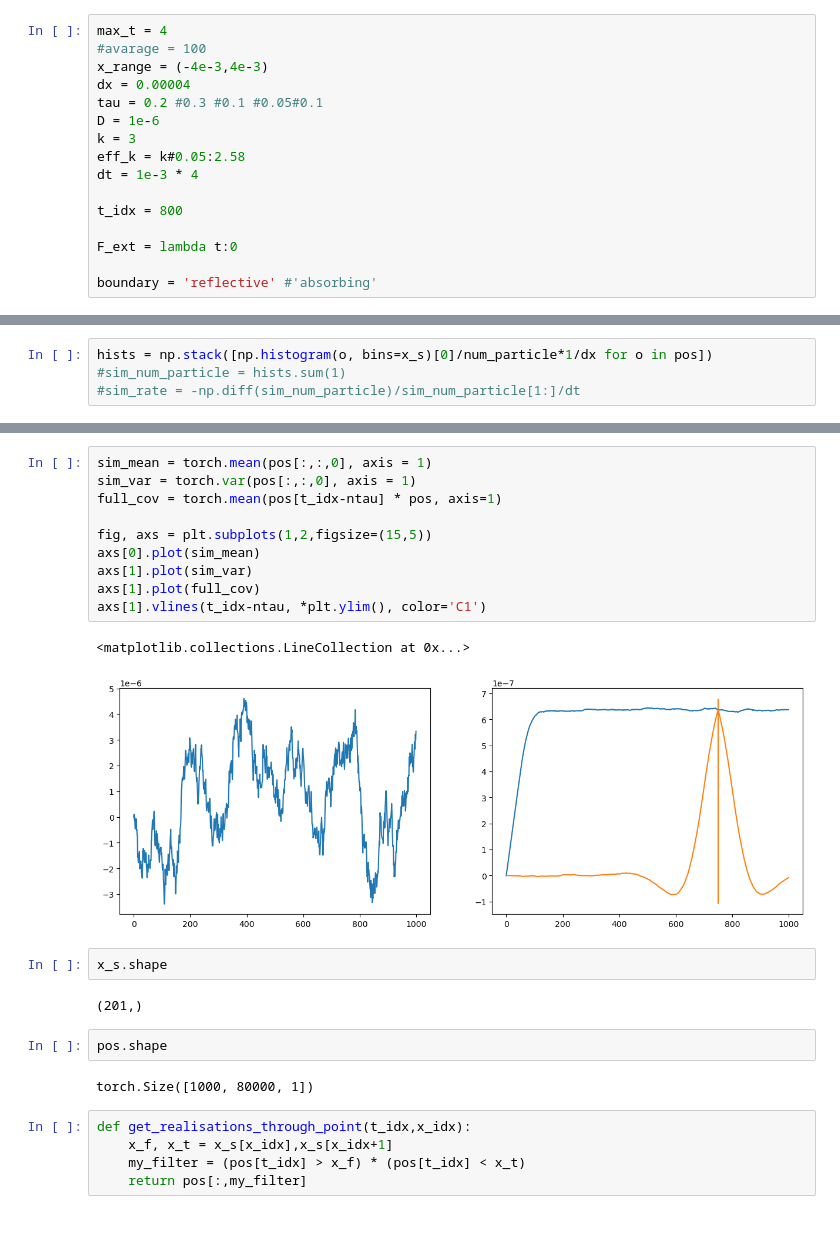
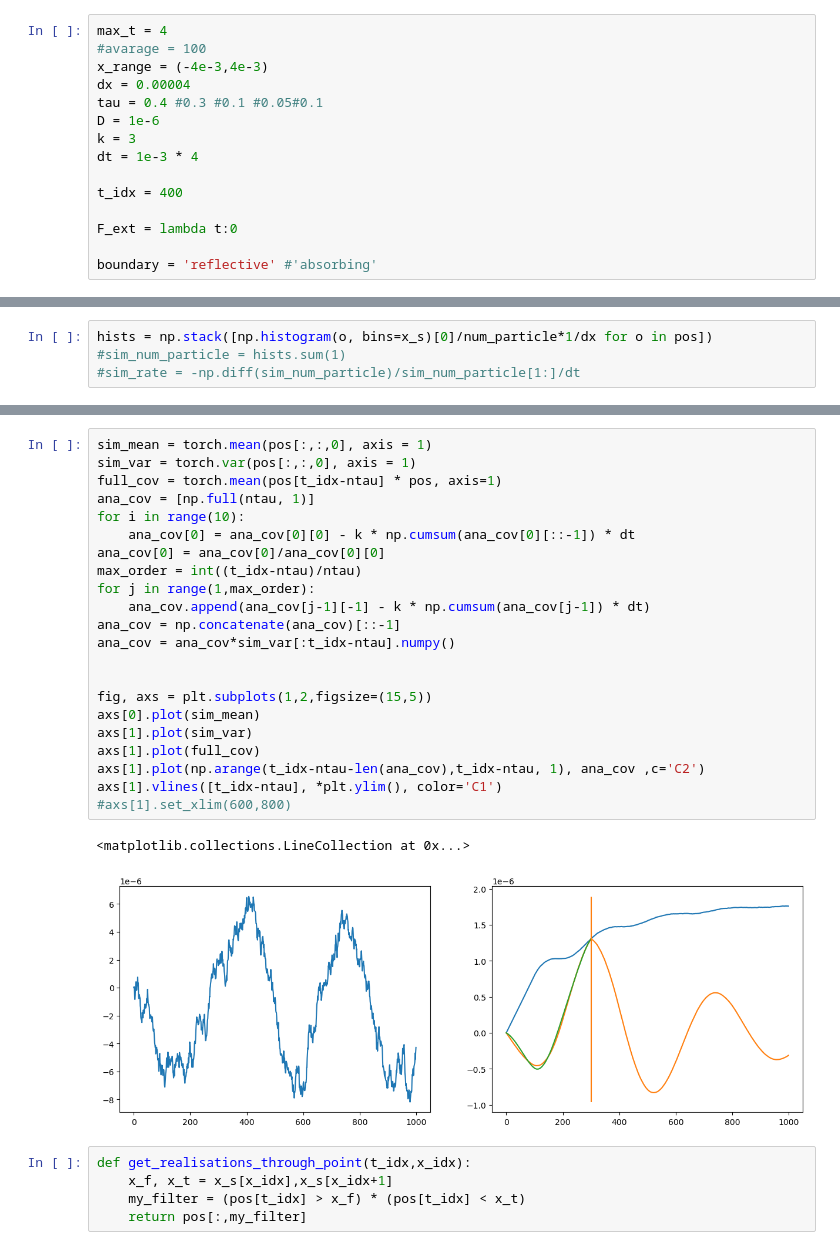
Before and after one commit to NilsToAn/overdampedDelayHarmonicOscillator, a Jupyter notebook: covarianc_investigater.ipynb, the cells around one changed output, grey strips where cells are left out. Saved outputs shown, nothing was run; the diff lists cells and outputs as text.

```diff
--- a/covarianc_investigater.ipynb
+++ b/covarianc_investigater.ipynb
@@ -19,13 +19,12 @@ max_t = 4
 #avarage = 100
 x_range = (-4e-3,4e-3)
 dx = 0.00004
-tau = 0.2 #0.3 #0.1 #0.05#0.1
+tau = 0.4 #0.3 #0.1 #0.05#0.1
 D = 1e-6
 k = 3
-eff_k = k#0.05:2.58
 dt = 1e-3 * 4
 
-t_idx = 800
+t_idx = 400
 
 F_ext = lambda t:0
 
@@ -59,24 +58,28 @@ plt.colorbar()
 # %%
 sim_mean = torch.mean(pos[:,:,0], axis = 1)
 sim_var = torch.var(pos[:,:,0], axis = 1)
 full_cov = torch.mean(pos[t_idx-ntau] * pos, axis=1)
+ana_cov = [np.full(ntau, 1)]
+for i in range(10):
+    ana_cov[0] = ana_cov[0][0] - k * np.cumsum(ana_cov[0][::-1]) * dt
+ana_cov[0] = ana_cov[0]/ana_cov[0][0]
+max_order = int((t_idx-ntau)/ntau)
+for j in range(1,max_order):
+    ana_cov.append(ana_cov[j-1][-1] - k * np.cumsum(ana_cov[j-1]) * dt)
+ana_cov = np.concatenate(ana_cov)[::-1]
+ana_cov = ana_cov*sim_var[:t_idx-ntau].numpy()
+
 
 fig, axs = plt.subplots(1,2,figsize=(15,5))
 axs[0].plot(sim_mean)
 axs[1].plot(sim_var)
 axs[1].plot(full_cov)
-axs[1].vlines(t_idx-ntau, *plt.ylim(), color='C1')
+axs[1].plot(np.arange(t_idx-ntau-len(ana_cov),t_idx-ntau, 1), ana_cov ,c='C2')
+axs[1].vlines([t_idx-ntau], *plt.ylim(), color='C1')
+#axs[1].set_xlim(600,800)
 # %% [output]
 <matplotlib.collections.LineCollection at 0x...>
-[figure, old version]
+[figure, new version]
-# %%
-x_s.shape
-# %% [output]
-(201,)
-# %%
-pos.shape
-# %% [output]
-torch.Size([1000, 80000, 1])
 # %%
 def get_realisations_through_point(t_idx,x_idx):
     x_f, x_t = x_s[x_idx],x_s[x_idx+1]
```
Also changed, not shown: parts of 9 cells of this notebook, 1 other file.
